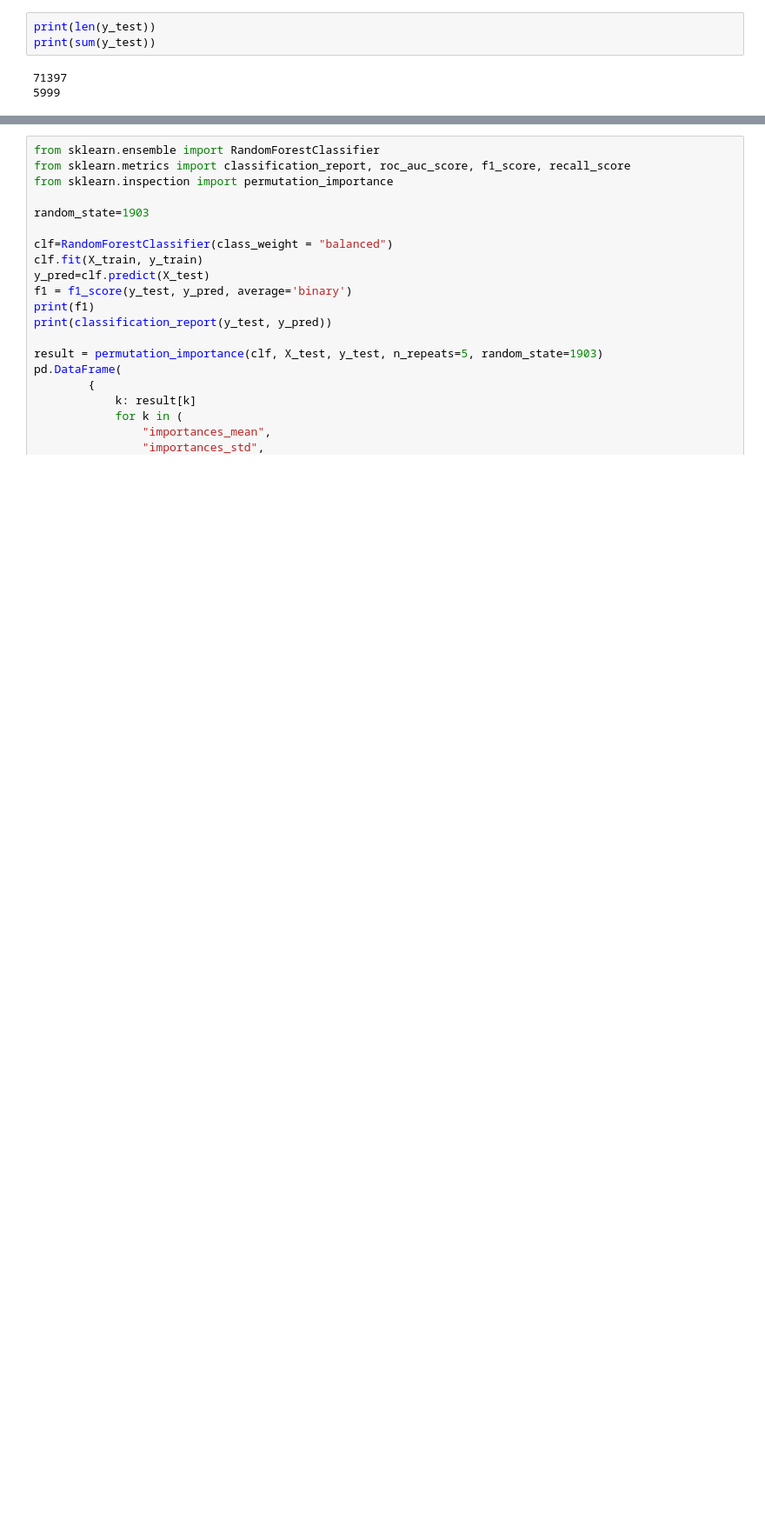
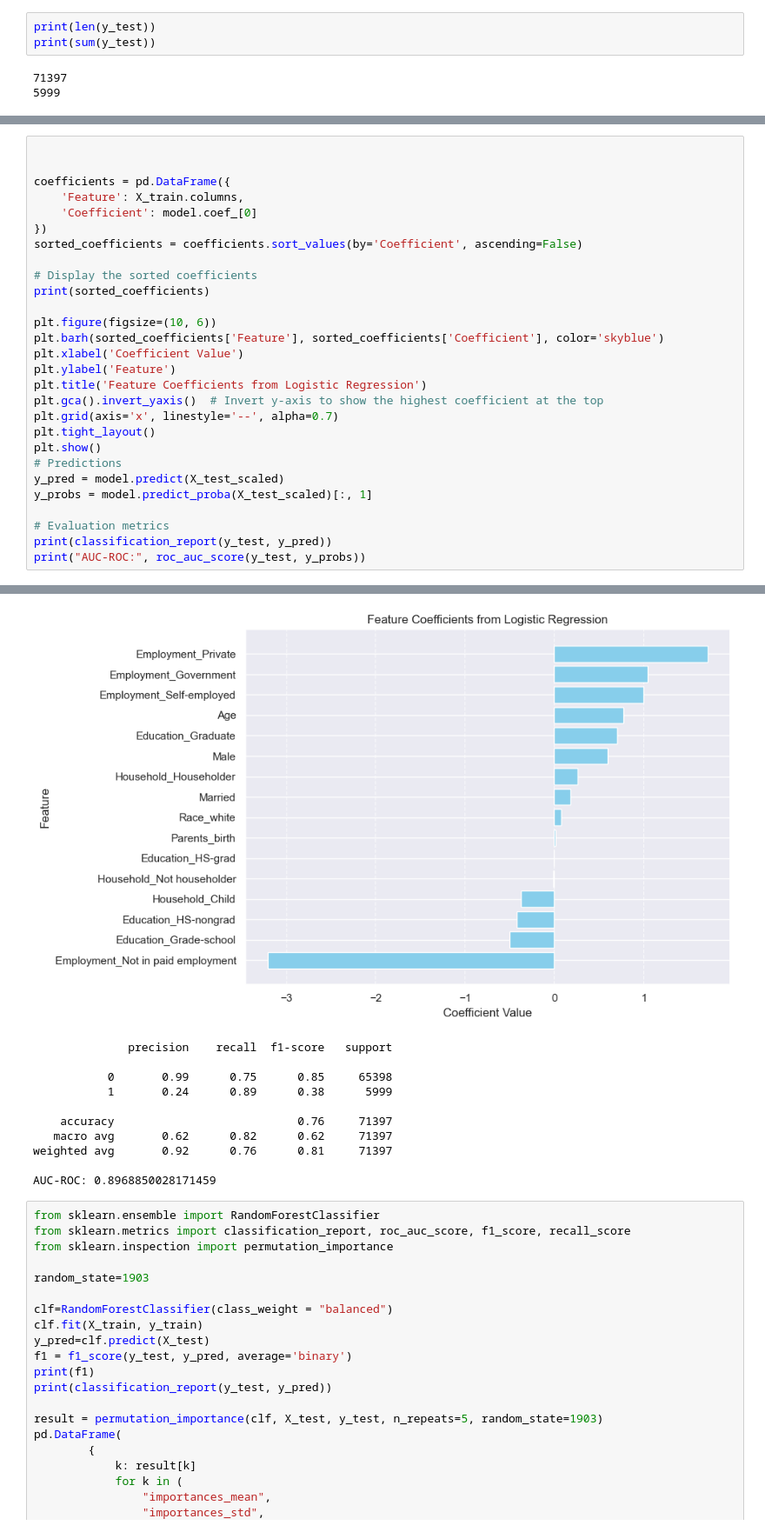
Before and after one commit to jedwingrove/US_census_income_task, a Jupyter notebook: Notebooks/modelling_notebook.ipynb, the cells around one changed output, grey strips where cells are left out. Shown: that part at 87% size. Cells and saved outputs as stored; diff of their text form; blank space fills up the shorter version.

```diff
--- a/Notebooks/modelling_notebook.ipynb
+++ b/Notebooks/modelling_notebook.ipynb
@@ -373,0 +361,29 @@ AssertionError: The shape of the shap_values matrix does not match the shape of
+# %%
+
+
+coefficients = pd.DataFrame({
+    'Feature': X_train.columns,
+    'Coefficient': model.coef_[0]
+})
+sorted_coefficients = coefficients.sort_values(by='Coefficient', ascending=False)
+
+# Display the sorted coefficients
+print(sorted_coefficients)
+
+plt.figure(figsize=(10, 6))
+plt.barh(sorted_coefficients['Feature'], sorted_coefficients['Coefficient'], color='skyblue')
+plt.xlabel('Coefficient Value')
+plt.ylabel('Feature')
+plt.title('Feature Coefficients from Logistic Regression')
+plt.gca().invert_yaxis()  # Invert y-axis to show the highest coefficient at the top
+plt.grid(axis='x', linestyle='--', alpha=0.7)
+plt.tight_layout()
+plt.show()
+# Predictions
+y_pred = model.predict(X_test_scaled)
+y_probs = model.predict_proba(X_test_scaled)[:, 1]
+
+# Evaluation metrics
+print(classification_report(y_test, y_pred))
+print("AUC-ROC:", roc_auc_score(y_test, y_probs))
+# %% [output]
@@ -374,3 +407,14 @@ AssertionError: The shape of the shap_values matrix does not match the shape of
+[figure, added]
+              precision    recall  f1-score   support
+
+           0       0.99      0.75      0.85     65398
+           1       0.24      0.89      0.38      5999
+
+    accuracy                           0.76     71397
+   macro avg       0.62      0.82      0.62     71397
+weighted avg       0.92      0.76      0.81     71397
+
+AUC-ROC: 0.8968850028171459
 # %%
 from sklearn.ensemble import RandomForestClassifier
 from sklearn.metrics import classification_report, roc_auc_score, f1_score, recall_score
```
Also changed, not shown: parts of 19 cells of this notebook.
